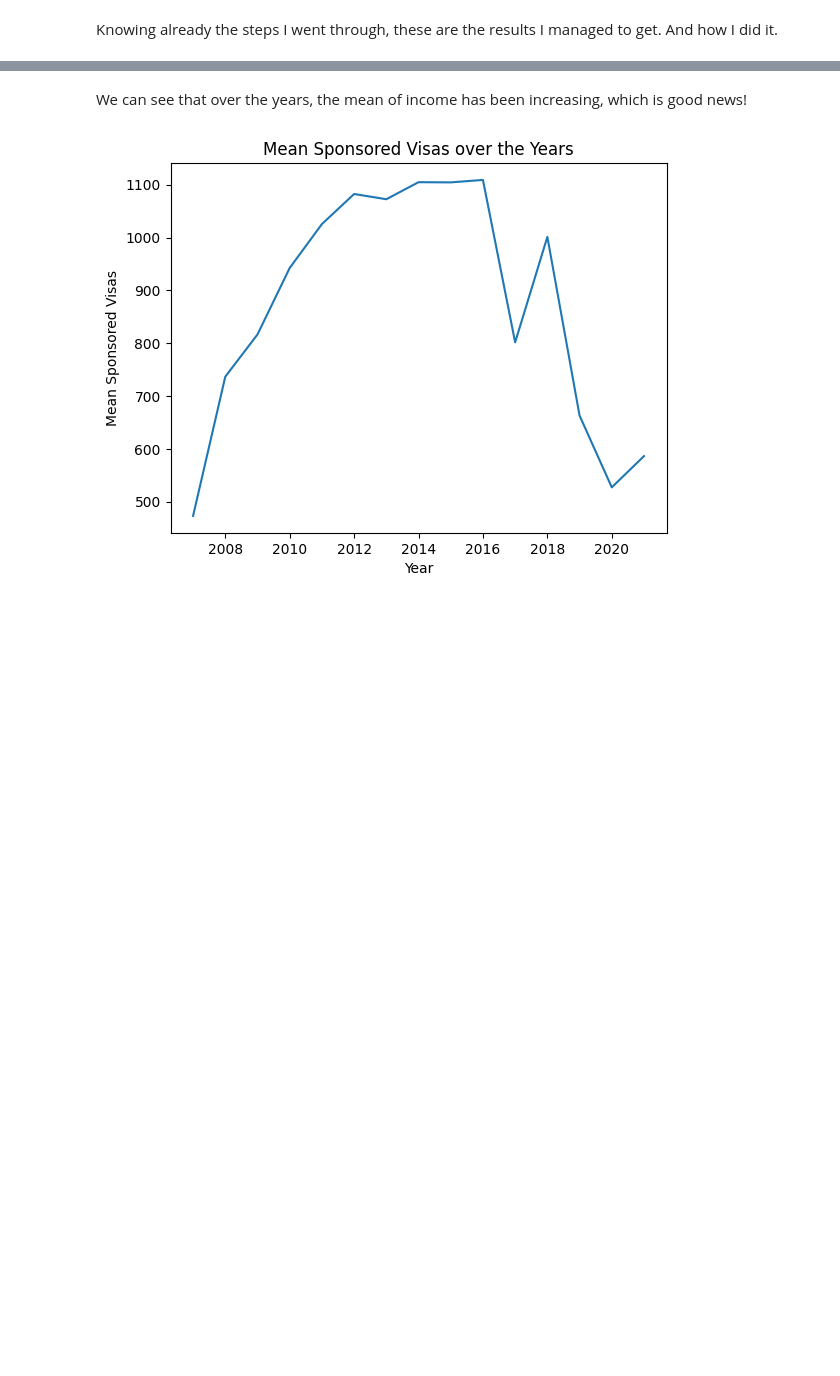
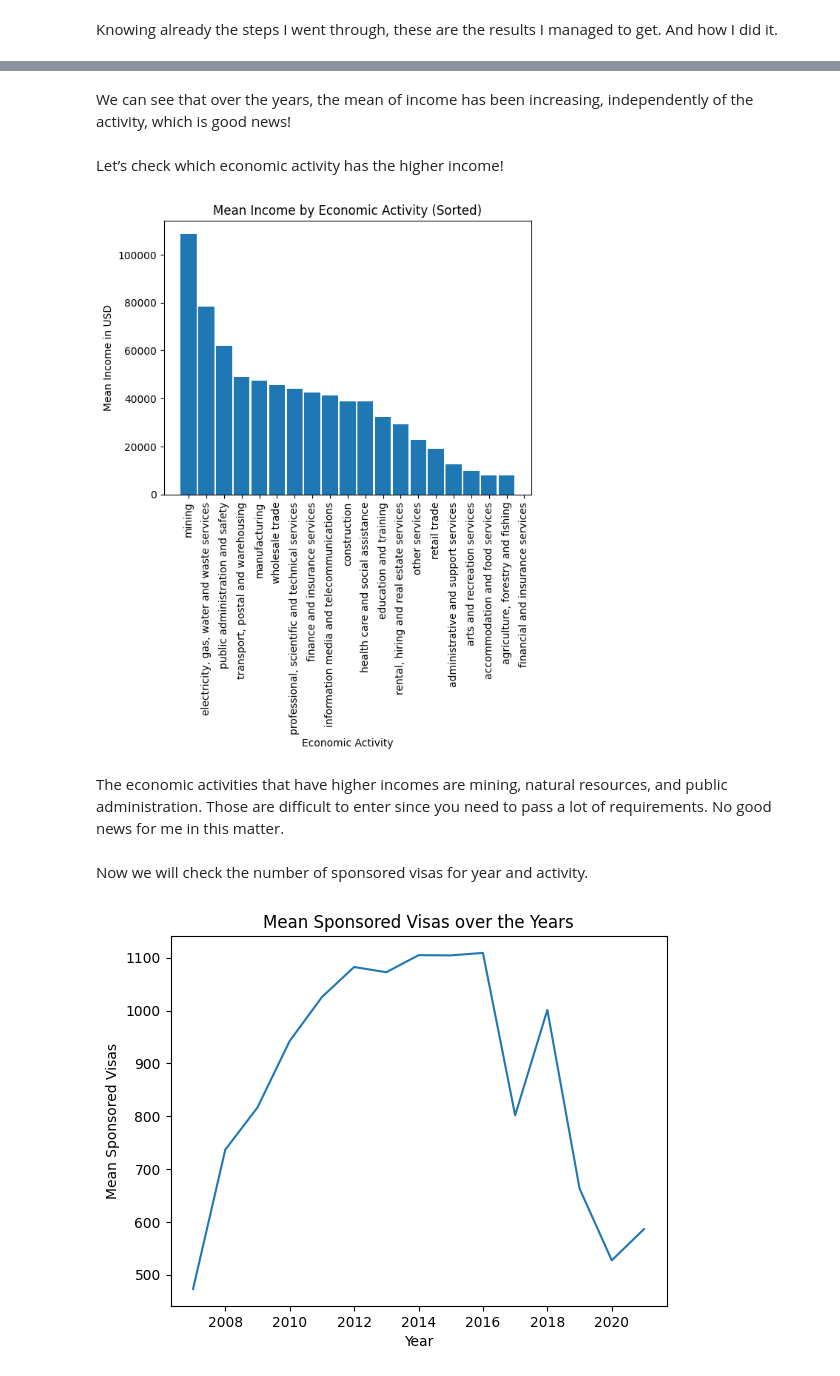
Before and after one commit to SergiColl5/project2_australia_income_visas, a Jupyter notebook: notebooks/Report&Visualizations.ipynb, the cells around one changed output, grey strips where cells are left out. Cells and saved outputs as stored; diff of their text form; code cells hidden in the pictures; blank space fills up the shorter version.

```diff
--- a/notebooks/Report&Visualizations.ipynb
+++ b/notebooks/Report&Visualizations.ipynb
@@ -70,3 +70,32 @@ plt.show()
 # %% [markdown]
-We can see that over the years, the mean of income has been increasing, which is good news!
+We can see that over the years, the mean of income has been increasing, independently of the activity, which is good news!
+# %% [markdown]
+Let’s check which economic activity has the higher income!
+# %%
+# Group the data by activity and calculate the mean number of sponsored visas
+mean_sponsored_visas_by_activity = all_together.groupby('Activity')['Median_income'].mean().reset_index()
+
+# Sort the data in descending order based on the mean number of sponsored visas
+mean_sponsored_visas_by_activity = mean_sponsored_visas_by_activity.sort_values(by='Median_income', ascending=False)
+
+# Plot the mean number of sponsored visas for each activity as a bar plot
+plt.bar(mean_sponsored_visas_by_activity['Activity'], mean_sponsored_visas_by_activity['Median_income'],width=0.9)
+
+# Add labels and title to the plot
+plt.xlabel('Economic Activity')
+plt.ylabel('Mean Income in USD')
+plt.title('Mean Income by Economic Activity (Sorted)')
+
+
+# Rotate the x-axis labels to improve readability
+plt.xticks(rotation=90)
+
+# Show the plot
+plt.show()
+# %% [output]
+[figure, added]
+# %% [markdown]
+The economic activities that have higher incomes are mining, natural resources, and public administration. Those are difficult to enter since you need to pass a lot of requirements. No good news for me in this matter.
+# %% [markdown]
+Now we will check the number of sponsored visas for year and activity.
 # %%
```
Also changed, not shown: parts of 10 cells of this notebook, 4 other files.
